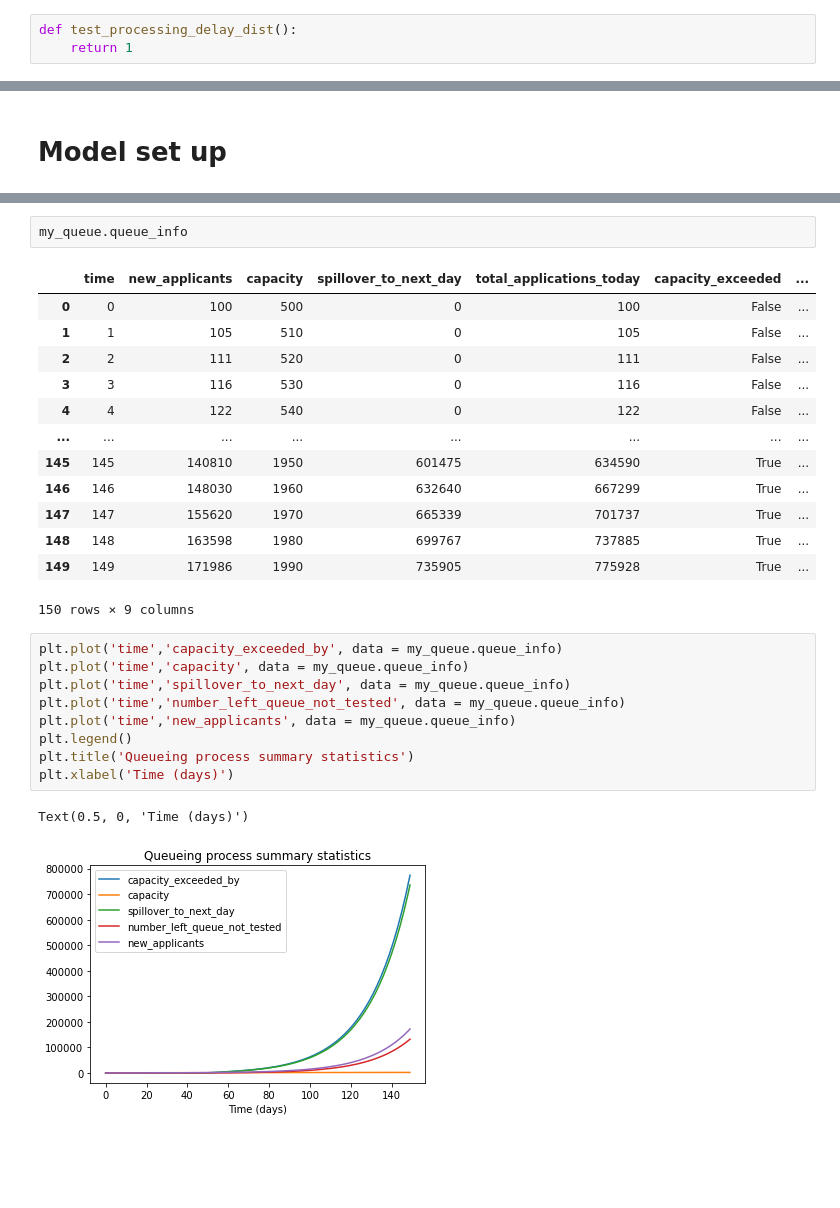
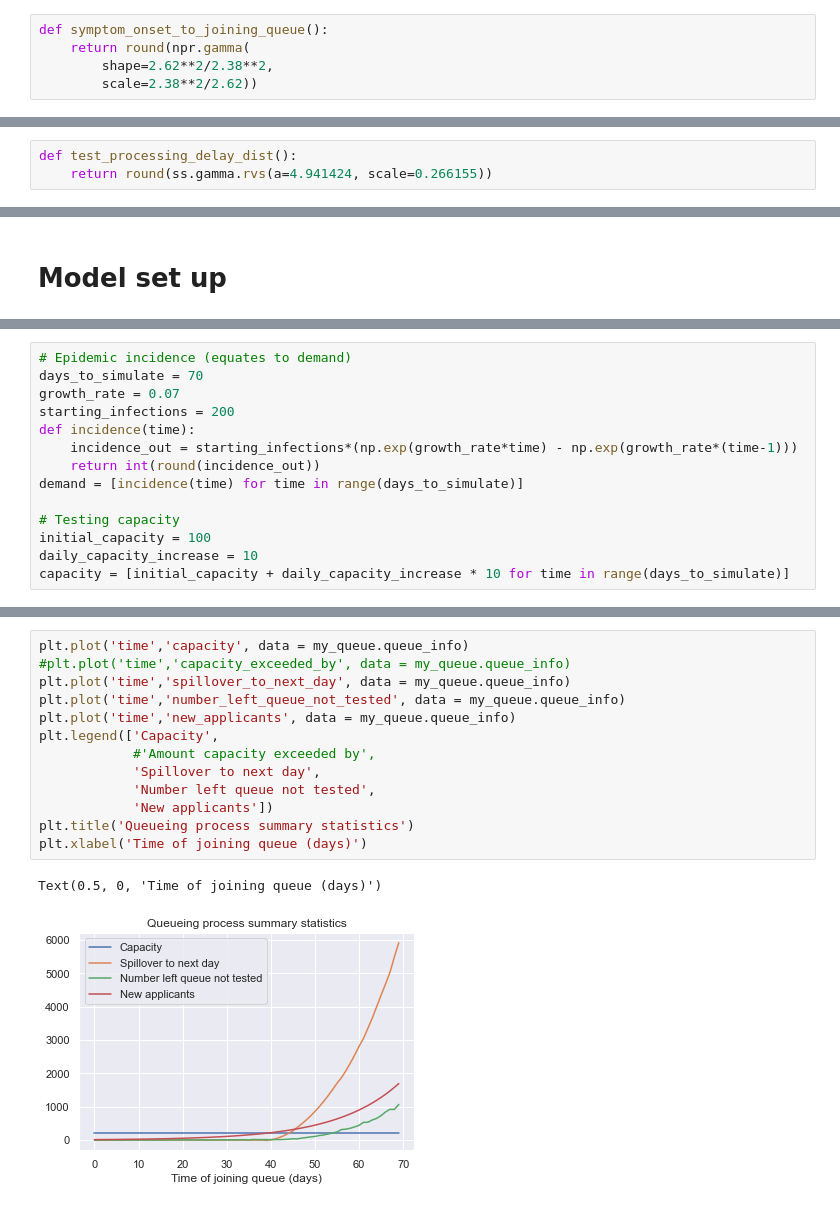
Before and after one commit to martyn1fyles/TestingQueingProcess, a Jupyter notebook: queueing_process/notebook.ipynb, the cells around one changed output, grey strips where cells are left out. Saved outputs shown, nothing was run; the diff lists cells and outputs as text; blank space fills up the shorter version.

```diff
--- a/queueing_process/notebook.ipynb
+++ b/queueing_process/notebook.ipynb
@@ -10,3 +13,5 @@ def symptom_onset_to_joining_queue():
-# %%
-def test_processing_delay_dist():
-    return 1
+# %%
+def symptom_onset_to_joining_queue():
+    return round(npr.gamma(
+        shape=2.62**2/2.38**2,
+        scale=2.38**2/2.62))
@@ -12,0 +25,3 @@ def test_processing_delay_dist():
+# %%
+def test_processing_delay_dist():
+    return round(ss.gamma.rvs(a=4.941424, scale=0.266155))
@@ -18,0 +37,14 @@ capacity = [500 + time * 10 for time in range(days_to_simulate)]
+# %%
+# Epidemic incidence (equates to demand)
+days_to_simulate = 70
+growth_rate = 0.07
+starting_infections = 200
+def incidence(time):
+    incidence_out = starting_infections*(np.exp(growth_rate*time) - np.exp(growth_rate*(time-1)))
+    return int(round(incidence_out))
+demand = [incidence(time) for time in range(days_to_simulate)]
+
+# Testing capacity
+initial_capacity = 100
+daily_capacity_increase = 10
+capacity = [initial_capacity + daily_capacity_increase * 10 for time in range(days_to_simulate)]
@@ -32,29 +71,17 @@ Model time 149, progress: 100%
-# %%
-my_queue.queue_info
-# %% [output]
-|  | time | new_applicants | capacity | spillover_to_next_day | total_applications_today | capacity_exceeded | ... |
-| 0 | 0 | 100 | 500 | 0 | 100 | False | ... |
-| 1 | 1 | 105 | 510 | 0 | 105 | False | ... |
-| 2 | 2 | 111 | 520 | 0 | 111 | False | ... |
-| 3 | 3 | 116 | 530 | 0 | 116 | False | ... |
-| 4 | 4 | 122 | 540 | 0 | 122 | False | ... |
-| ... | ... | ... | ... | ... | ... | ... | ... |
-| 145 | 145 | 140810 | 1950 | 601475 | 634590 | True | ... |
-| 146 | 146 | 148030 | 1960 | 632640 | 667299 | True | ... |
-| 147 | 147 | 155620 | 1970 | 665339 | 701737 | True | ... |
-| 148 | 148 | 163598 | 1980 | 699767 | 737885 | True | ... |
-| 149 | 149 | 171986 | 1990 | 735905 | 775928 | True | ... |
-150 rows × 9 columns
 # %%
-plt.plot('time','capacity_exceeded_by', data = my_queue.queue_info)
 plt.plot('time','capacity', data = my_queue.queue_info)
+#plt.plot('time','capacity_exceeded_by', data = my_queue.queue_info)
 plt.plot('time','spillover_to_next_day', data = my_queue.queue_info)
 plt.plot('time','number_left_queue_not_tested', data = my_queue.queue_info)
 plt.plot('time','new_applicants', data = my_queue.queue_info)
-plt.legend()
+plt.legend(['Capacity',
+            #'Amount capacity exceeded by',
+            'Spillover to next day',
+            'Number left queue not tested',
+            'New applicants'])
 plt.title('Queueing process summary statistics')
-plt.xlabel('Time (days)')
+plt.xlabel('Time of joining queue (days)')
 # %% [output]
-Text(0.5, 0, 'Time (days)')
+Text(0.5, 0, 'Time of joining queue (days)')
-[figure, old version]
+[figure, new version]
 # %%
```
Also changed, not shown: parts of 15 cells of this notebook, 3 other files.
